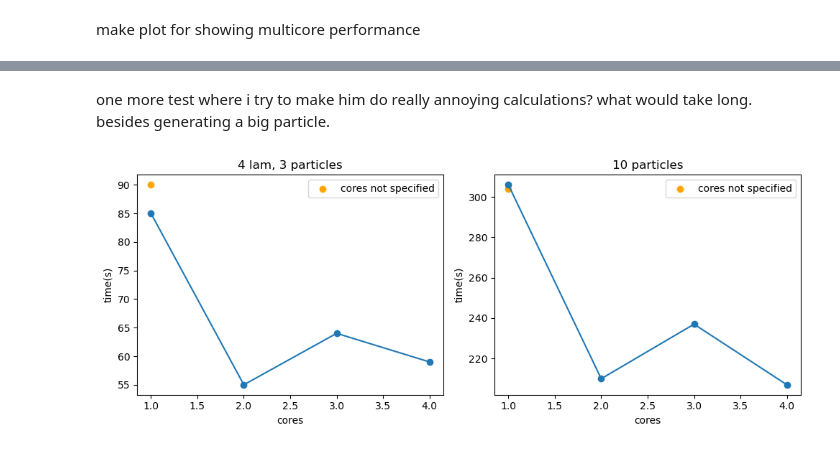
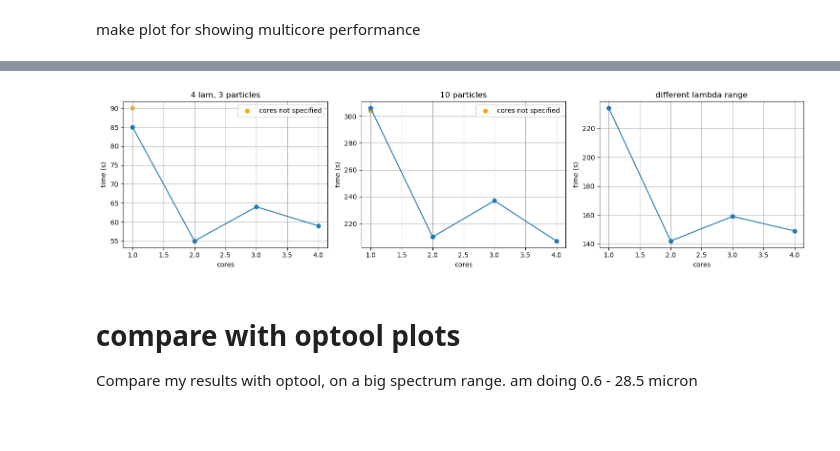
Before and after one commit to zweesing/thesis_project_code, a Jupyter notebook: testing.ipynb, the cells around one changed output, grey strips where cells are left out. Saved outputs shown, nothing was run; the diff lists cells and outputs as text; code cells hidden in the pictures; blank space fills up the shorter version.

```diff
--- a/testing.ipynb
+++ b/testing.ipynb
@@ -396,29 +379,41 @@ plt.show()
-# %% [markdown]
-one more test where i try to make him do really annoying calculations? what would take long. besides generating a big particle.
 # %%
-fig, ax = plt.subplots(1, 2, figsize=(10, 4))
+fig, ax = plt.subplots(1, 3, figsize=(15, 4))
 
 cores_used = [1,2,3,4]
 time_s = [85,55, 64, 59]
 ax[0].scatter(1,90,label='cores not specified', color='orange')
 ax[0].plot(cores_used, time_s, marker='o')
 ax[0].set_title('4 lam, 3 particles')
 ax[0].set_xlabel('cores')
 ax[0].set_ylabel('time (s)')
 
 
 cores_used = [1,2,3,4]
 time_s = [306, 210, 237, 207]
 ax[1].plot(cores_used, time_s, marker='o')
 ax[1].scatter(1,304,label='cores not specified', color='orange')
 ax[1].set_title('10 particles')
 ax[1].set_xlabel('cores')
 ax[1].set_ylabel('time (s)')
 
+cores_used = [1,2,3,4]
+time_s = [234, 142, 159,149]
+ax[2].plot(cores_used, time_s, marker='o')
+# ax[1].scatter(1,304,label='cores not specified', color='orange')
+ax[2].set_title('different lambda range')
+ax[2].set_xlabel('cores')
+ax[2].set_ylabel('time (s)')
+
 ax[0].legend()
 ax[1].legend()
+ax[0].grid()
+ax[1].grid()
+ax[2].grid()
+plt.tight_layout()
 
-plt.tight_layout()
 plt.show()
 # %% [output]
-[figure, old version]
+[figure, new version]
+# %% [markdown]
+# compare with optool plots
+Compare my results with optool, on a big spectrum range. am doing 0.6 - 28.5 micron
```
Also changed, not shown: parts of 10 cells of this notebook, 3 other files.
